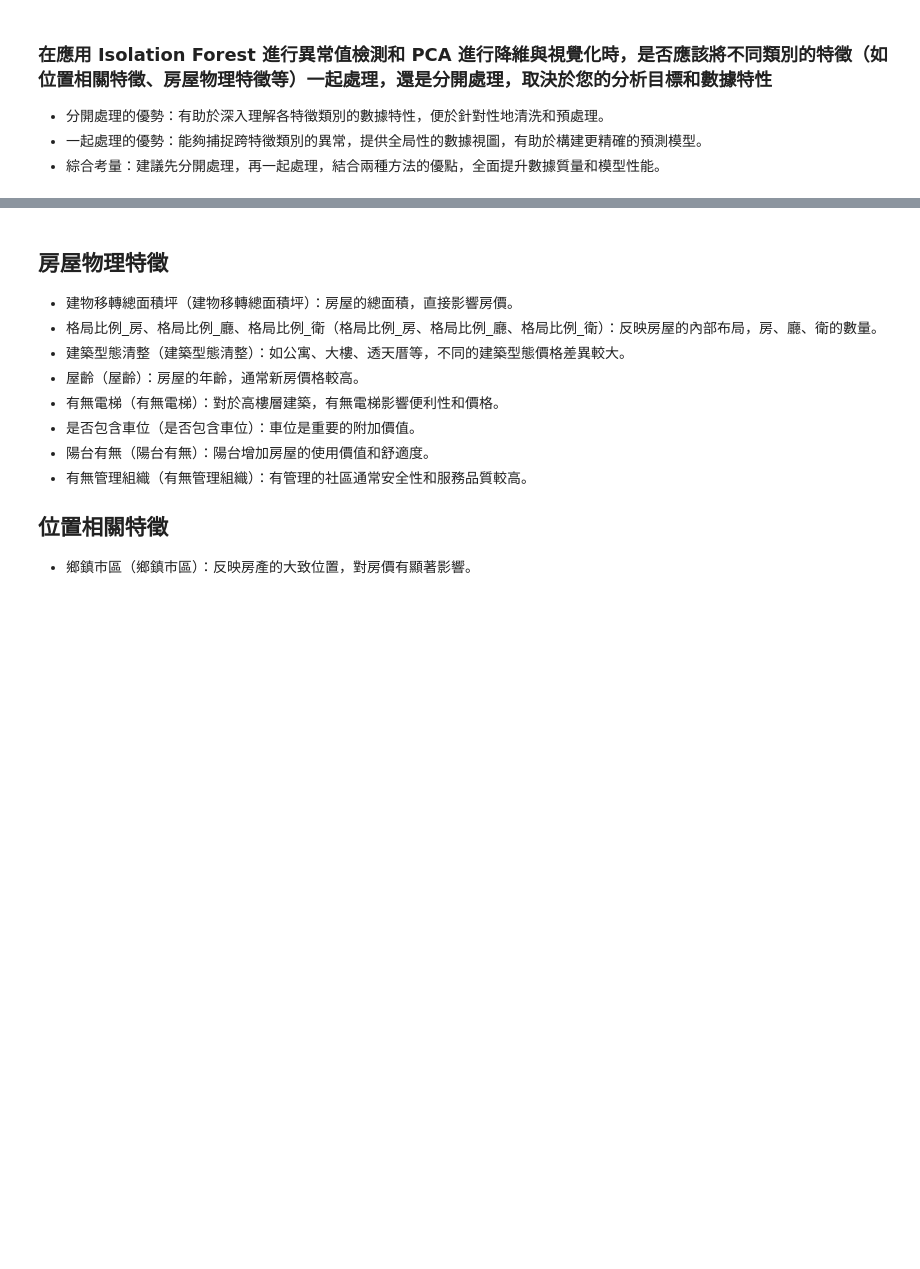
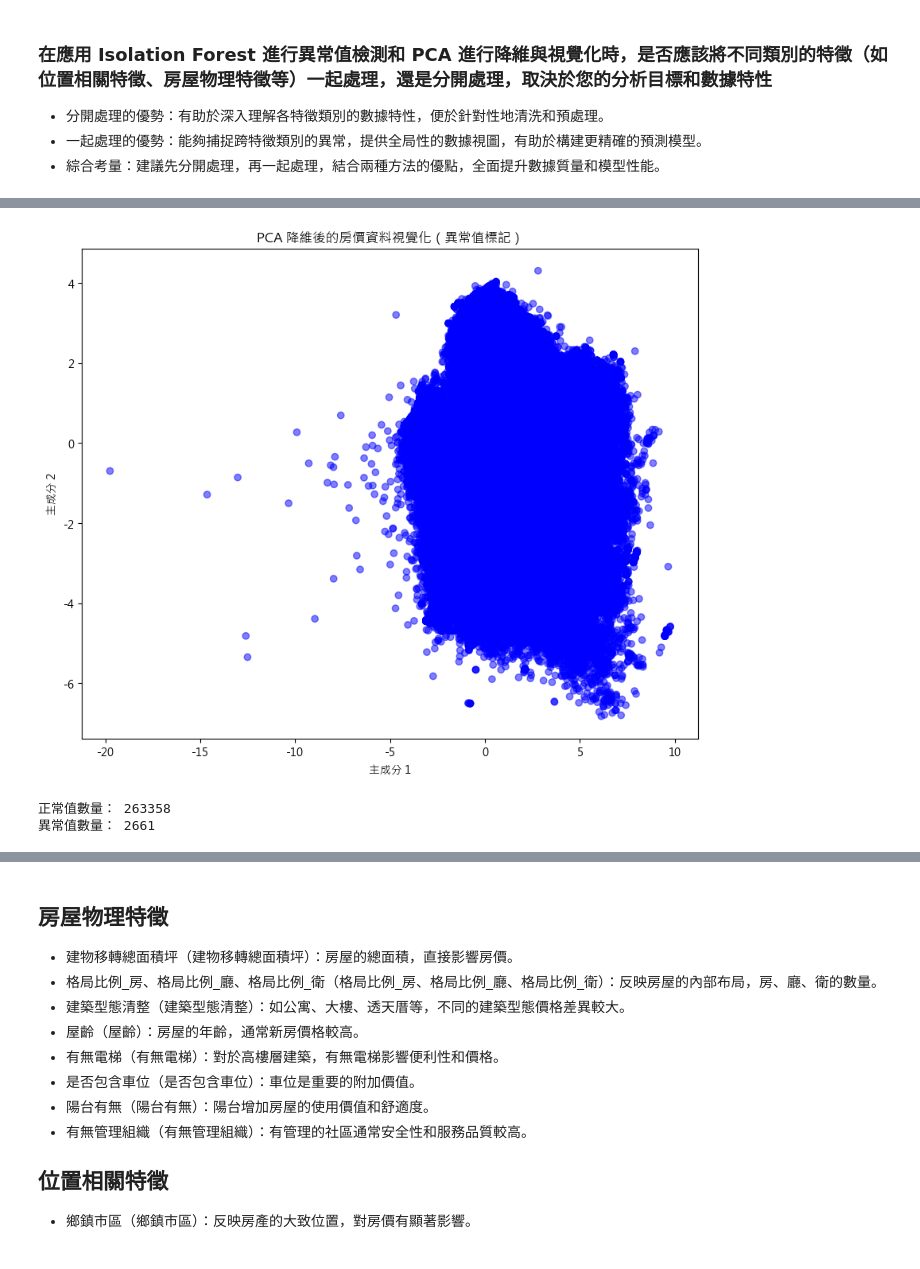
Before and after one commit to BDSE35/house, a Jupyter notebook: preprocessing/mining_isolationForest_outlier.ipynb, the cells around one changed output, grey strips where cells are left out. Saved outputs shown, nothing was run; the diff lists cells and outputs as text; code cells hidden in the pictures; blank space fills up the shorter version.

```diff
--- a/preprocessing/mining_isolationForest_outlier.ipynb
+++ b/preprocessing/mining_isolationForest_outlier.ipynb
@@ -56,0 +155,20 @@ df.head()
+# %%
+# 將異常值與正常值進行區分
+colors = df_inliers['Outlier'].map({-1: 'red', 1: 'blue'})
+
+# 繪製帶有異常值標記的散佈圖
+plt.figure(figsize=(10, 8))
+scatter = plt.scatter(X_pca[:, 0], X_pca[:, 1], c=colors, alpha=0.5)
+plt.xlabel('主成分 1')
+plt.ylabel('主成分 2')
+plt.title('PCA 降維後的房價資料視覺化（異常值標記）')
+plt.show()
+
+# 計算異常值的數量
+outlier_counts = df['Outlier'].value_counts()
+print("正常值數量：", outlier_counts.get(1, 0))
+print("異常值數量：", outlier_counts.get(-1, 0))
+# %% [output]
+[figure, added]
+正常值數量： 263358
+異常值數量： 2661
```
Also changed, not shown: parts of 9 cells of this notebook, 9 other files.
